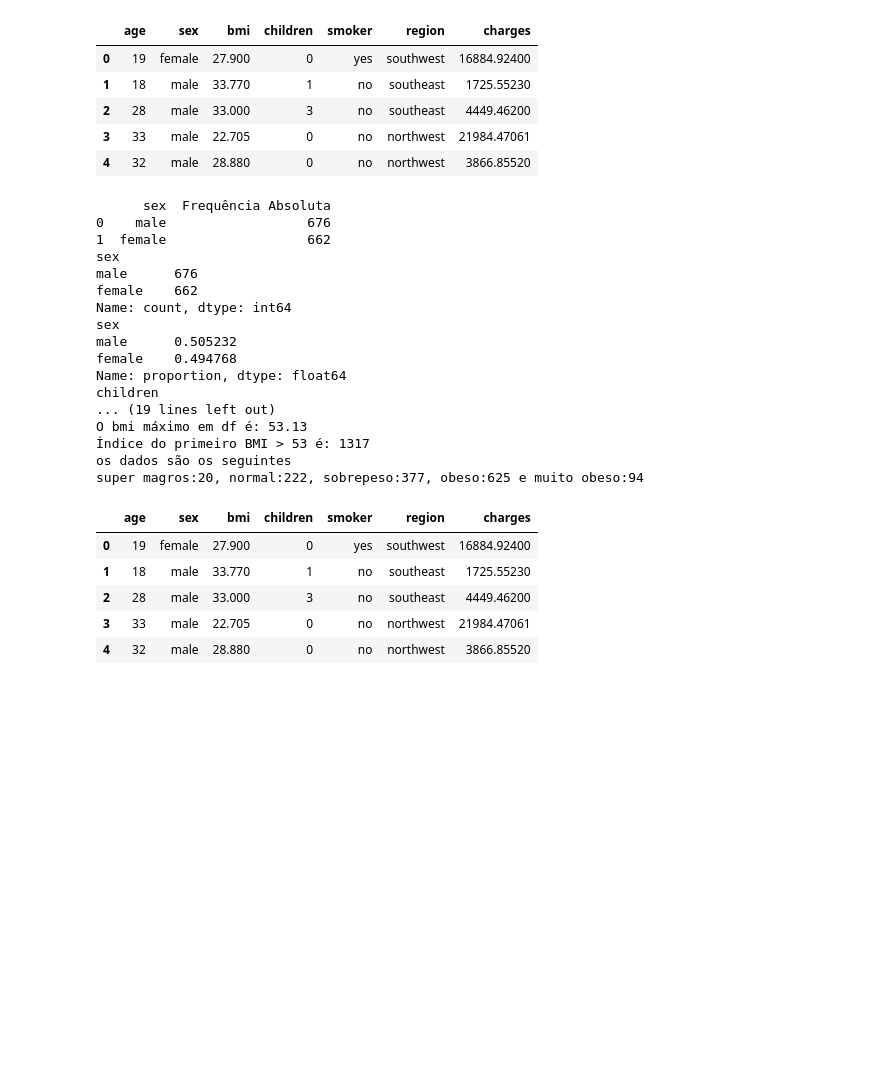
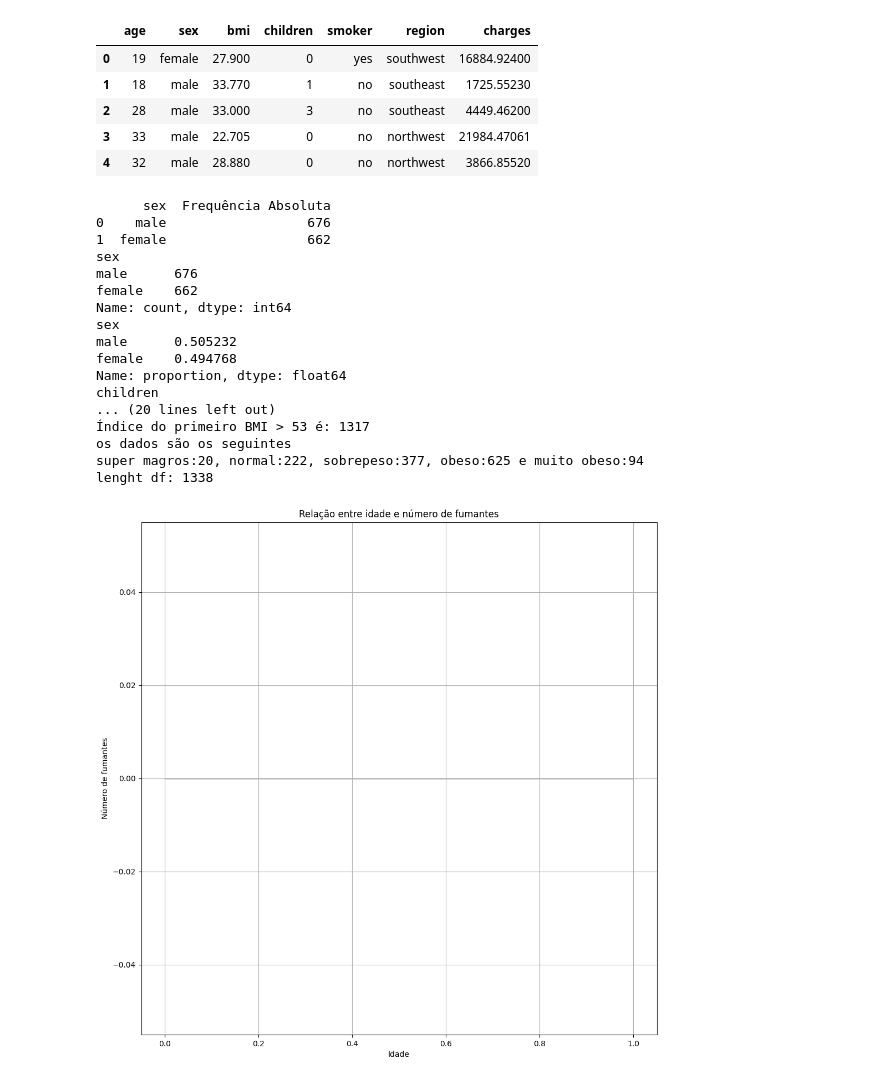
Before and after one commit to KhanSabbath/Insurance--in-a-city-from-eua, a Jupyter notebook: notebooks/main.ipynb, the cells around one changed output. Drawn from its saved outputs; the diff is of its cells as text; code cells hidden in the pictures; blank space fills up the shorter version.

Commit message:
doc(main.ipynb):Gerando gráfico de histograma.

```diff
--- a/notebooks/main.ipynb
+++ b/notebooks/main.ipynb
@@ -116,6 +116,7 @@ for _, row in df.iterrows():       #https://pandas.pydata.org/docs/reference/api
 # Impressão dos resultados
 print('os dados são os seguintes')
 print(f'super magros:{super_magro}, normal:{normal}, sobrepeso:{sobrepeso}, obeso:{obeso} e muito obeso:{muito_obeso}')
+print(f'lenght df: {len(df)}')
 # %% [output]
       sex  Frequência Absoluta
 0    male                  676
@@ -129,36 +130,40 @@ male      0.505232
 female    0.494768
 Name: proportion, dtype: float64
 children
-... (19 lines left out)
-O bmi máximo em df é: 53.13
+... (20 lines left out)
 Índice do primeiro BMI > 53 é: 1317
 os dados são os seguintes
 super magros:20, normal:222, sobrepeso:377, obeso:625 e muito obeso:94
+lenght df: 1338
 # %%
 # Análise de qual região possui o maior número de fumantes
 df.head()
 
-# Qual a faixa etária com maior número de fumantes?
+# Qual a faixa etária com maior número de fumantes (age x smoker)?
+#axf = plt.plot(df['age'],df['smoker'],'k-o')
+plt.figure(figsize=(12, 12))
+axf = plt.hist(df[df['age'] == 'yes']['smoker'], bins=10, color='blue',  edgecolor='black')
+plt.title('Relação entre idade e número de fumantes')
+plt.xlabel('Idade')
+plt.ylabel('Número de fumantes')
+plt.grid()
+plt.plot
+plt.show()
 
-# Qual a relação do bmi com o número de fumantes?
+# Qual a relação do bmi com o número de fumantes ()?
 
 # Qual a relação do bmi com o número de fumantes por região?
 
 # Qual a relação do bmi com o número de fumantes por região e gênero?
 
 # Qual a relação do bmi com o número de fumantes por gênero e faixa etária?
 
 # Qual a relação do bmi com o número de fumantes por região, gênero e número de filhos?
 
 # Qual relação entre número de filhos e fumantes?
 
 # Qual a relação entre o número de filhos e o bmi?
 
 # Qual região aparentemente possui o maior número de crianças?
 # %% [output]
-|  | age | sex | bmi | children | smoker | region | charges |
-| 0 | 19 | female | 27.900 | 0 | yes | southwest | 16884.92400 |
-| 1 | 18 | male | 33.770 | 1 | no | southeast | 1725.55230 |
-| 2 | 28 | male | 33.000 | 3 | no | southeast | 4449.46200 |
-| 3 | 33 | male | 22.705 | 0 | no | northwest | 21984.47061 |
-| 4 | 32 | male | 28.880 | 0 | no | northwest | 3866.85520 |
+[figure, added]
```
